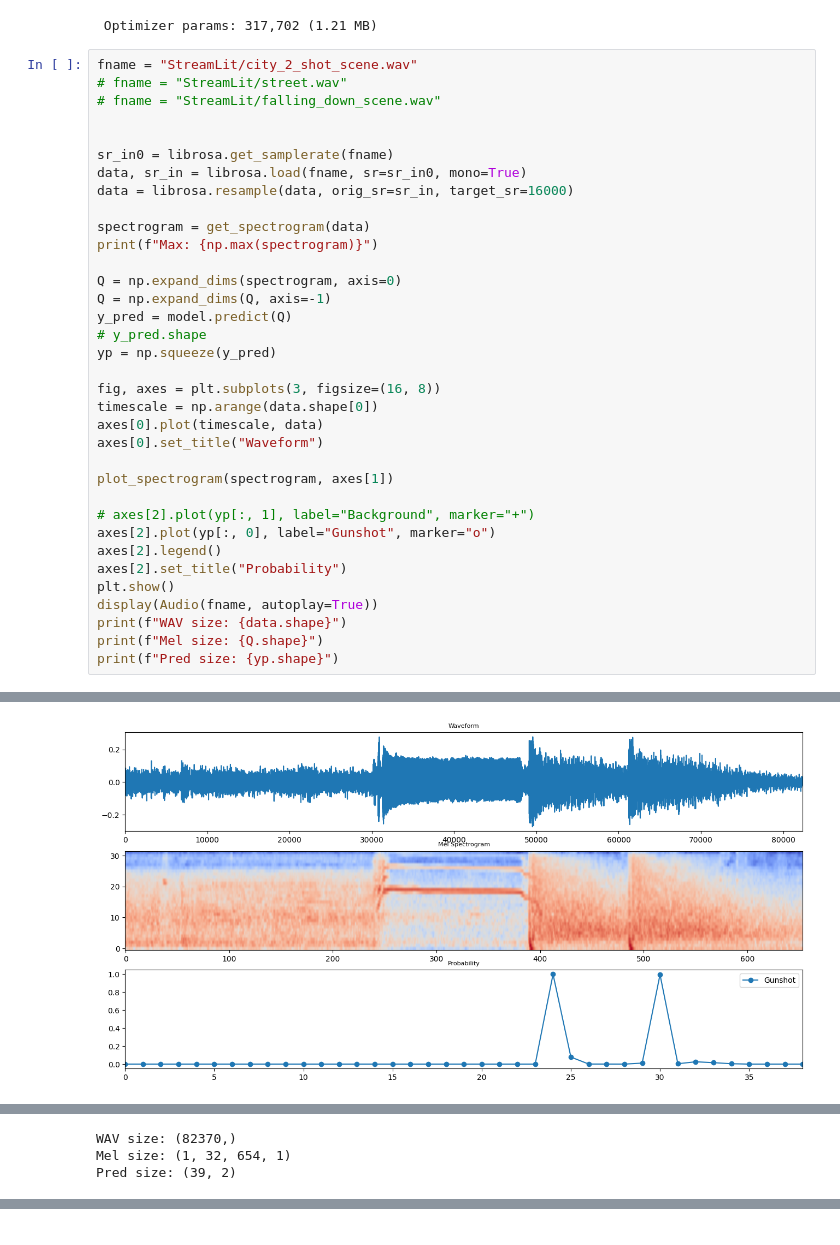
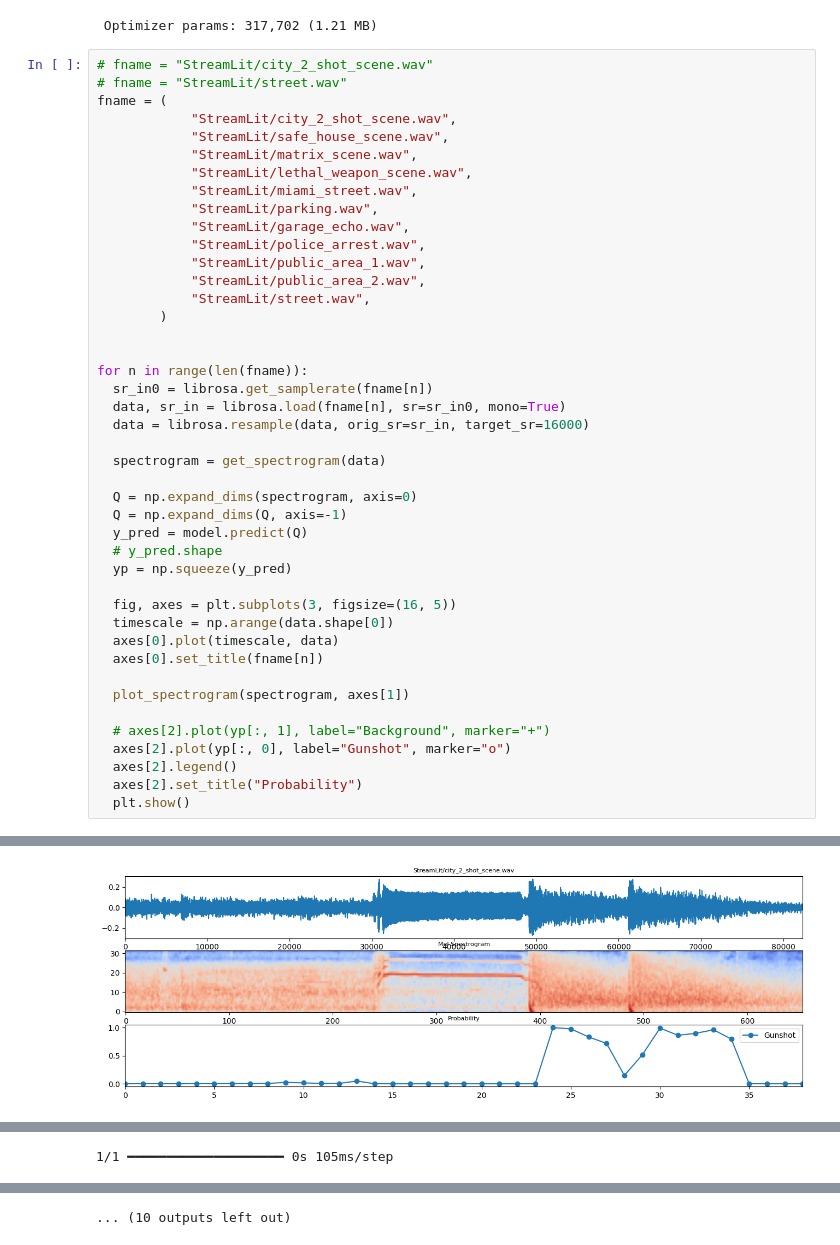
Before and after one commit to claesrolen/PAIHT24D_proj, a Jupyter notebook: evaluate.ipynb, the cells around one changed output, grey strips where cells are left out. Saved outputs shown, nothing was run; the diff lists cells and outputs as text.

```diff
--- a/evaluate.ipynb
+++ b/evaluate.ipynb
@@ -47,38 +47,46 @@ Model: "sequential"
  Non-trainable params: 0 (0.00 B)
  Optimizer params: 317,702 (1.21 MB)
 # %%
-fname = "StreamLit/city_2_shot_scene.wav"
+# fname = "StreamLit/city_2_shot_scene.wav"
 # fname = "StreamLit/street.wav"
-# fname = "StreamLit/falling_down_scene.wav"
+fname = (
+            "StreamLit/city_2_shot_scene.wav",
+            "StreamLit/safe_house_scene.wav",
+            "StreamLit/matrix_scene.wav",
+            "StreamLit/lethal_weapon_scene.wav",
+            "StreamLit/miami_street.wav",
+            "StreamLit/parking.wav",
+            "StreamLit/garage_echo.wav",
+            "StreamLit/police_arrest.wav",
+            "StreamLit/public_area_1.wav",
+            "StreamLit/public_area_2.wav",
+            "StreamLit/street.wav",
+        )
 
 
-sr_in0 = librosa.get_samplerate(fname)
-data, sr_in = librosa.load(fname, sr=sr_in0, mono=True)
-data = librosa.resample(data, orig_sr=sr_in, target_sr=16000)
+for n in range(len(fname)):
+  sr_in0 = librosa.get_samplerate(fname[n])
+  data, sr_in = librosa.load(fname[n], sr=sr_in0, mono=True)
+  data = librosa.resample(data, orig_sr=sr_in, target_sr=16000)
 
-spectrogram = get_spectrogram(data)
-print(f"Max: {np.max(spectrogram)}")
+  spectrogram = get_spectrogram(data)
 
-Q = np.expand_dims(spectrogram, axis=0)
-Q = np.expand_dims(Q, axis=-1)
-y_pred = model.predict(Q)
-# y_pred.shape
-yp = np.squeeze(y_pred)
+  Q = np.expand_dims(spectrogram, axis=0)
+  Q = np.expand_dims(Q, axis=-1)
+  y_pred = model.predict(Q)
+  # y_pred.shape
+  yp = np.squeeze(y_pred)
 
-fig, axes = plt.subplots(3, figsize=(16, 8))
-timescale = np.arange(data.shape[0])
-axes[0].plot(timescale, data)
-axes[0].set_title("Waveform")
+  fig, axes = plt.subplots(3, figsize=(16, 5))
+  timescale = np.arange(data.shape[0])
+  axes[0].plot(timescale, data)
+  axes[0].set_title(fname[n])
 
-plot_spectrogram(spectrogram, axes[1])
+  plot_spectrogram(spectrogram, axes[1])
 
-# axes[2].plot(yp[:, 1], label="Background", marker="+")
-axes[2].plot(yp[:, 0], label="Gunshot", marker="o")
-axes[2].legend()
-axes[2].set_title("Probability")
-plt.show()
-display(Audio(fname, autoplay=True))
-print(f"WAV size: {data.shape}")
-print(f"Mel size: {Q.shape}")
-print(f"Pred size: {yp.shape}")
+  # axes[2].plot(yp[:, 1], label="Background", marker="+")
+  axes[2].plot(yp[:, 0], label="Gunshot", marker="o")
+  axes[2].legend()
+  axes[2].set_title("Probability")
+  plt.show()
 # %% [output]
@@ -87 +94 @@ Max: -7.540596008300781
-[figure, old version]
+[figure, new version]
@@ -89,3 +95 @@ Max: -7.540596008300781
-WAV size: (82370,)
-Mel size: (1, 32, 654, 1)
-Pred size: (39, 2)
+1/1 ━━━━━━━━━━━━━━━━━━━━ 0s 105ms/step
@@ -91,0 +105 @@ Pred size: (39, 2)
+... (10 outputs left out)
```
Also changed, not shown: parts of 1 cell of this notebook, 14 other files.
